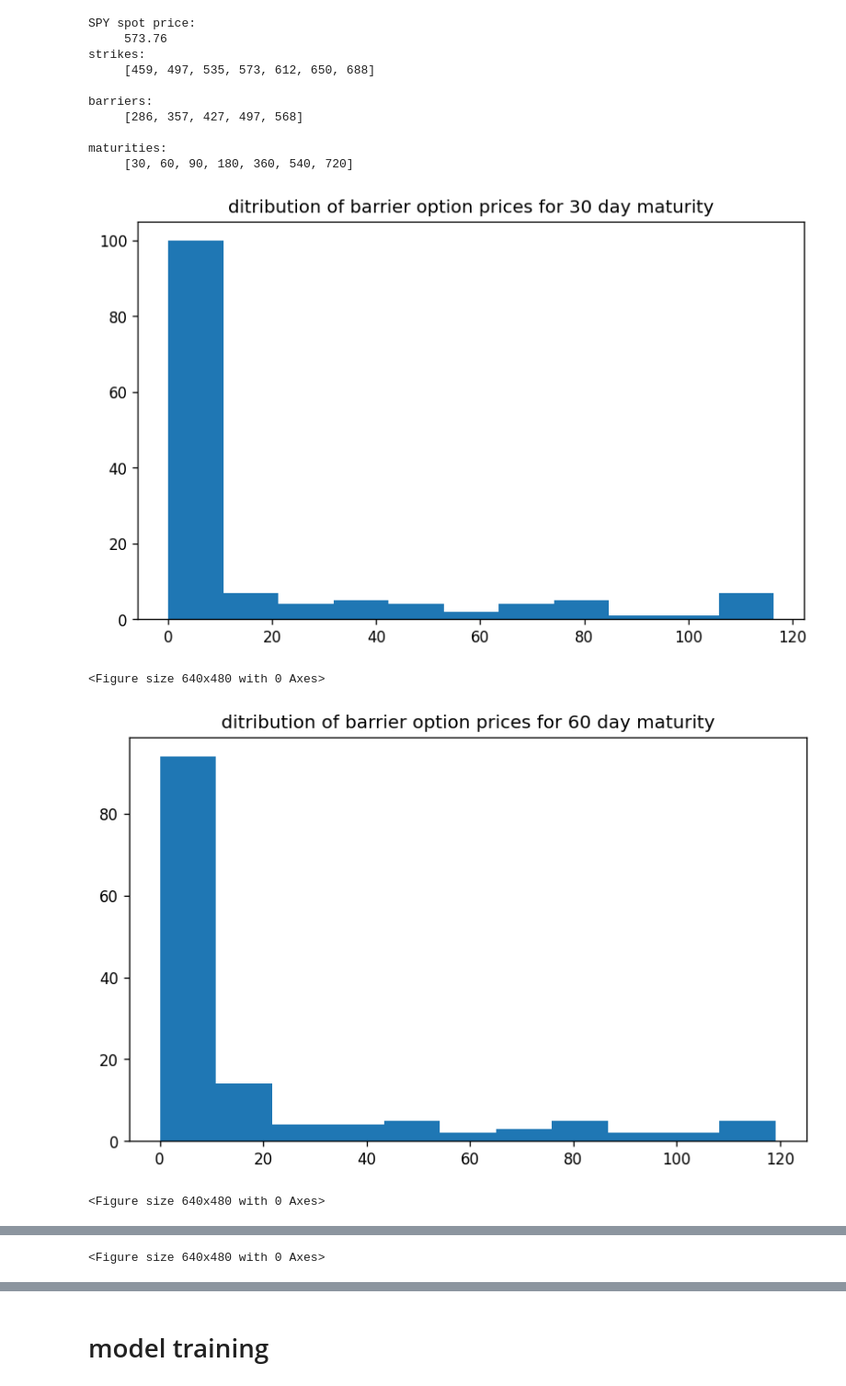
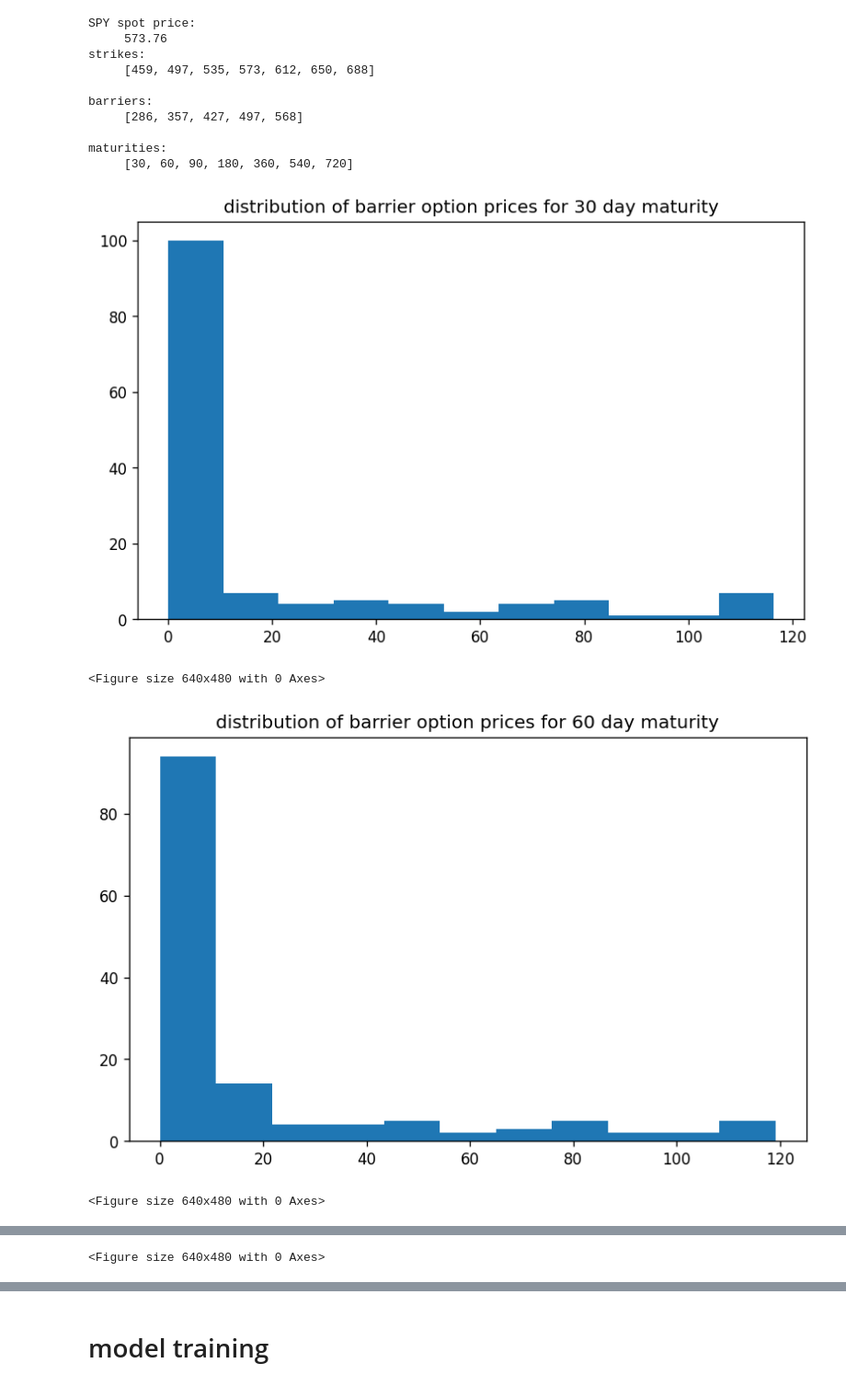
Before and after one commit to boomelage/machine-learning-option-pricing, a Jupyter notebook: historical_data/historical_av_collection/historical_av_demonstration.ipynb, the cells around one changed output, grey strips where cells are left out. Shown at 92% size. Drawn from its saved outputs; the diff is of its cells as text; code cells hidden in the pictures.

```diff
--- a/historical_data/historical_av_collection/historical_av_demonstration.ipynb
+++ b/historical_data/historical_av_collection/historical_av_demonstration.ipynb
@@ -363,13 +365,13 @@ featuresby_t = features.copy().set_index('days_to_maturity')
 # %%
 for t in T:
     plt.figure(figsize=plt.figaspect(0.6),dpi=120)
     prices= featuresby_t.loc[t,'barrier_price']
     plt.hist(prices,bins=int(np.sqrt(prices.shape[0])))
-    plt.title(f'ditribution of barrier option prices for {t} day maturity')
+    plt.title(f'distribution of barrier option prices for {t} day maturity')
     plt.show()
     plt.clf()
 # %% [output]
-[figure, old version]
+[figure, new version]
 <Figure size 640x480 with 0 Axes>
-[figure, old version]
+[figure, new version]
 <Figure size 640x480 with 0 Axes>
```
Also changed, not shown: parts of 3 cells of this notebook, 8 other files.
